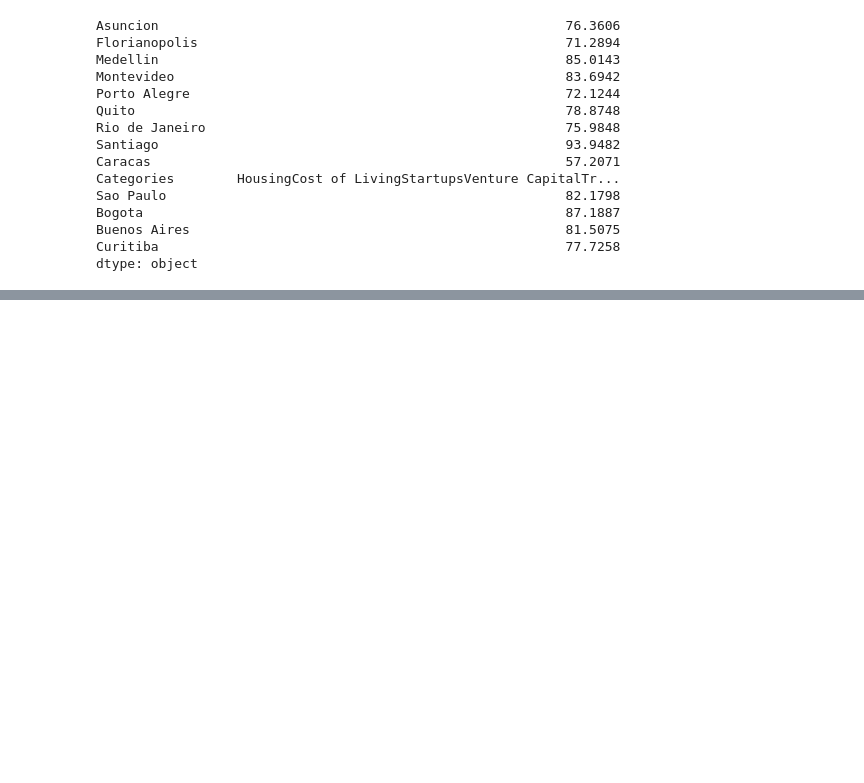
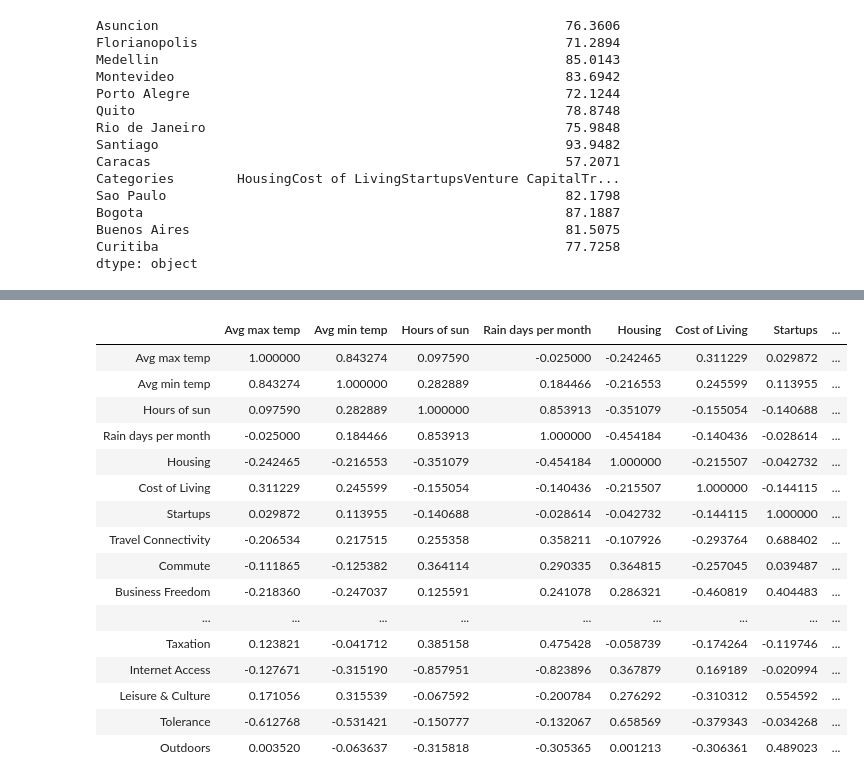
Before and after one commit to LouiseMerle/Project-South-America, a Jupyter notebook: cities-scores.ipynb, the cells around one changed output, grey strips where cells are left out. Saved outputs shown, nothing was run; the diff lists cells and outputs as text; code cells hidden in the pictures; blank space fills up the shorter version.

```diff
--- a/cities-scores.ipynb
+++ b/cities-scores.ipynb
@@ -795,0 +965,24 @@ sum_cities.to_csv('sum_cities.csv')
+# %%
+corr = total_trans.corr()
+
+corr.to_csv('correlations.csv')
+
+corr
+# %% [output]
+|  | Avg max temp | Avg min temp | Hours of sun | Rain days per month | Housing | Cost of Living | Startups | ... |
+| Avg max temp | 1.000000 | 0.843274 | 0.097590 | -0.025000 | -0.242465 | 0.311229 | 0.029872 | ... |
+| Avg min temp | 0.843274 | 1.000000 | 0.282889 | 0.184466 | -0.216553 | 0.245599 | 0.113955 | ... |
+| Hours of sun | 0.097590 | 0.282889 | 1.000000 | 0.853913 | -0.351079 | -0.155054 | -0.140688 | ... |
+| Rain days per month | -0.025000 | 0.184466 | 0.853913 | 1.000000 | -0.454184 | -0.140436 | -0.028614 | ... |
+| Housing | -0.242465 | -0.216553 | -0.351079 | -0.454184 | 1.000000 | -0.215507 | -0.042732 | ... |
+| Cost of Living | 0.311229 | 0.245599 | -0.155054 | -0.140436 | -0.215507 | 1.000000 | -0.144115 | ... |
+| Startups | 0.029872 | 0.113955 | -0.140688 | -0.028614 | -0.042732 | -0.144115 | 1.000000 | ... |
+| Travel Connectivity | -0.206534 | 0.217515 | 0.255358 | 0.358211 | -0.107926 | -0.293764 | 0.688402 | ... |
+| Commute | -0.111865 | -0.125382 | 0.364114 | 0.290335 | 0.364815 | -0.257045 | 0.039487 | ... |
+| Business Freedom | -0.218360 | -0.247037 | 0.125591 | 0.241078 | 0.286321 | -0.460819 | 0.404483 | ... |
+| ... | ... | ... | ... | ... | ... | ... | ... | ... |
+| Taxation | 0.123821 | -0.041712 | 0.385158 | 0.475428 | -0.058739 | -0.174264 | -0.119746 | ... |
+| Internet Access | -0.127671 | -0.315190 | -0.857951 | -0.823896 | 0.367879 | 0.169189 | -0.020994 | ... |
+| Leisure & Culture | 0.171056 | 0.315539 | -0.067592 | -0.200784 | 0.276292 | -0.310312 | 0.554592 | ... |
+| Tolerance | -0.612768 | -0.531421 | -0.150777 | -0.132067 | 0.658569 | -0.379343 | -0.034268 | ... |
+| Outdoors | 0.003520 | -0.063637 | -0.315818 | -0.305365 | 0.001213 | -0.306361 | 0.489023 | ... |
```
Also changed, not shown: parts of 18 cells of this notebook, 9 other files.
